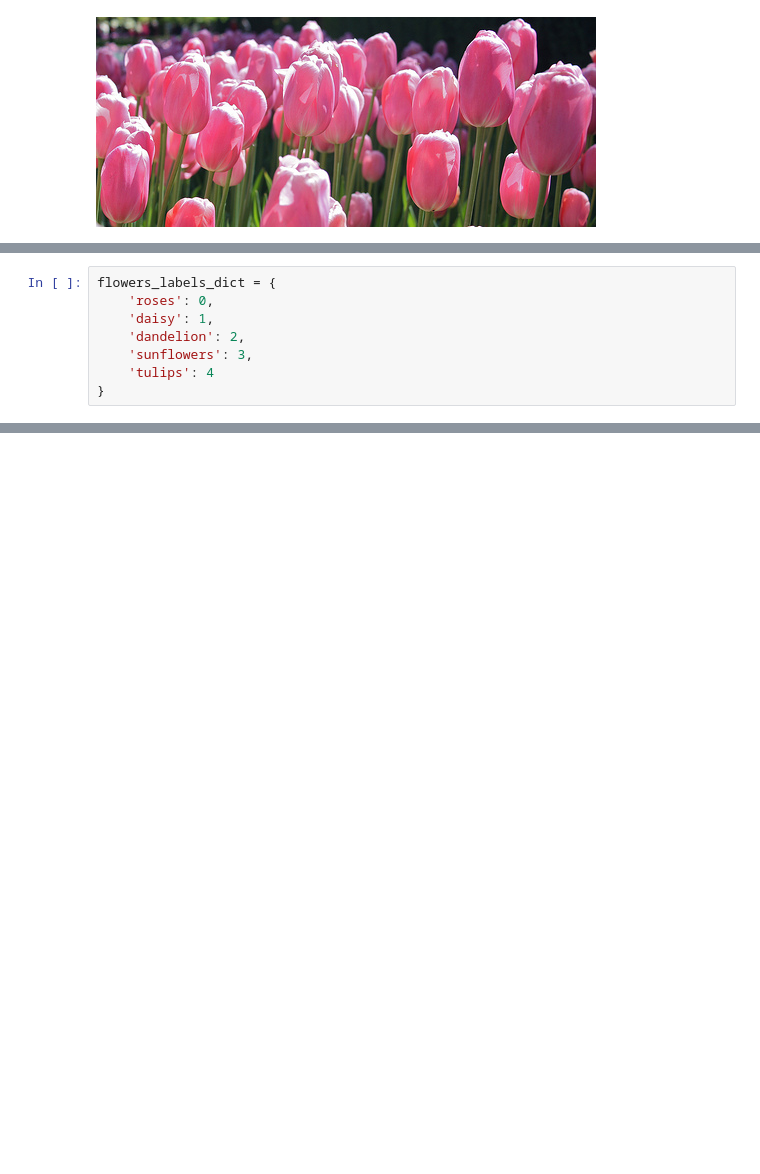
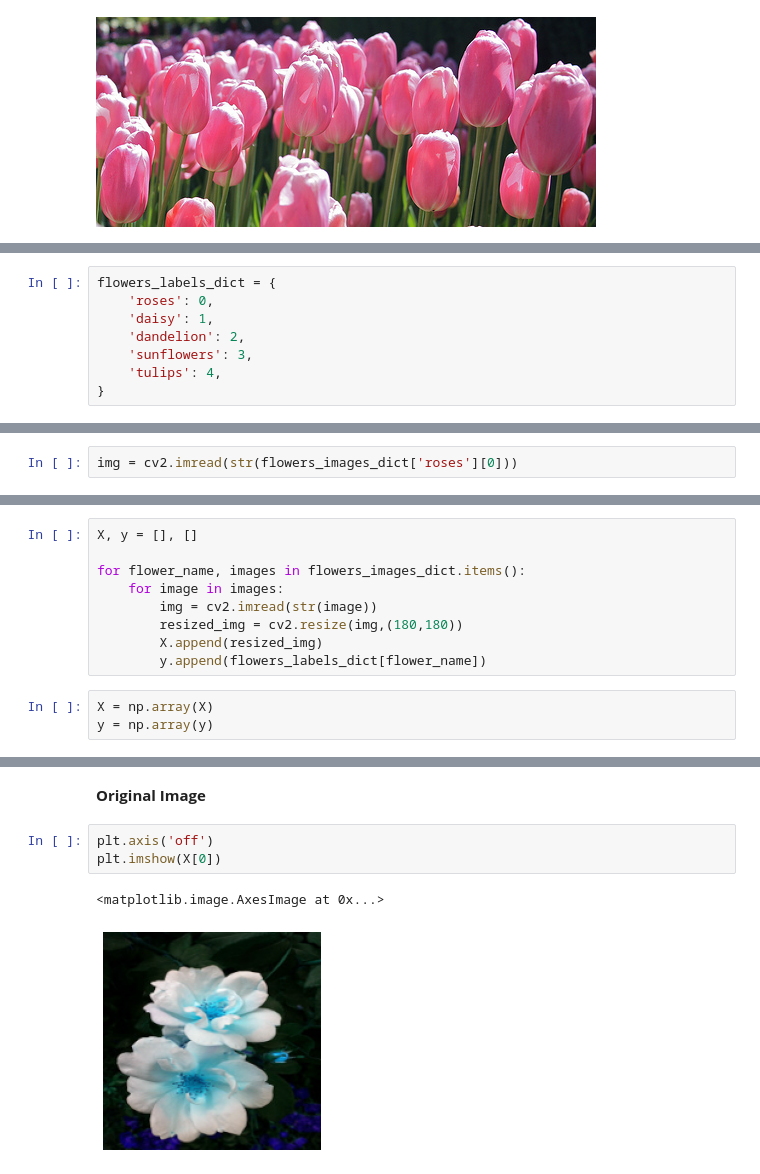
Before and after one commit to Uttampatel1/Deep_Learing_tutorial, a Jupyter notebook: data_augmentation/cnn_flower_image_classification_data_augmentations.ipynb, the cells around one changed output, grey strips where cells are left out. Drawn from its saved outputs; the diff is of its cells as text; blank space fills up the shorter version.

```diff
--- a/data_augmentation/cnn_flower_image_classification_data_augmentations.ipynb
+++ b/data_augmentation/cnn_flower_image_classification_data_augmentations.ipynb
@@ -90,5 +91,5 @@ flowers_labels_dict = {
     'daisy': 1,
     'dandelion': 2,
     'sunflowers': 3,
-    'tulips': 4
+    'tulips': 4,
 }
@@ -94,0 +108,2 @@ flowers_labels_dict = {
+# %%
+img = cv2.imread(str(flowers_images_dict['roses'][0]))
@@ -94,0 +118,12 @@ flowers_labels_dict = {
+# %%
+X, y = [], []
+
+for flower_name, images in flowers_images_dict.items():
+    for image in images:
+        img = cv2.imread(str(image))
+        resized_img = cv2.resize(img,(180,180))
+        X.append(resized_img)
+        y.append(flowers_labels_dict[flower_name])
+# %%
+X = np.array(X)
+y = np.array(y)
@@ -94,0 +209,8 @@ flowers_labels_dict = {
+# %% [markdown]
+**Original Image**
+# %%
+plt.axis('off')
+plt.imshow(X[0])
+# %% [output]
+<matplotlib.image.AxesImage at 0x...>
+[figure, added]
```
Also changed, not shown: parts of 34 cells of this notebook.
